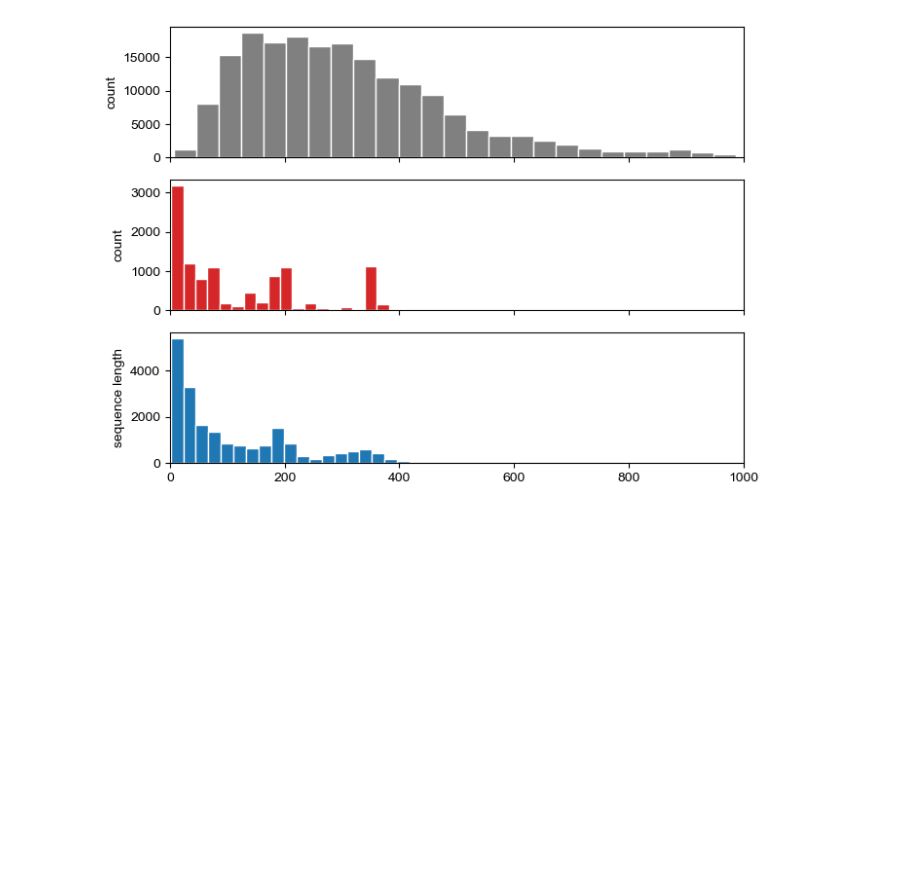
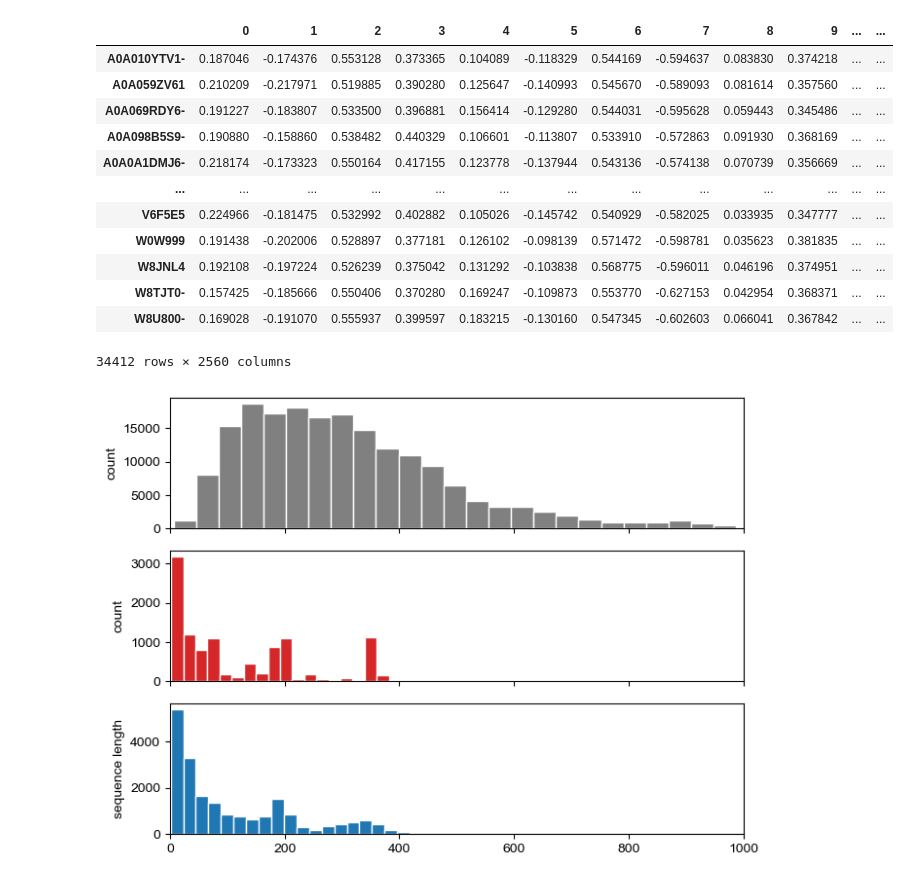
Before and after one commit to pipparichter/selenobot, a Jupyter notebook: notebooks/datasets.ipynb, the cells around one changed output. Cells and saved outputs as stored; diff of their text form; code cells hidden in the pictures; blank space fills up the shorter version.

```diff
--- a/notebooks/datasets.ipynb
+++ b/notebooks/datasets.ipynb
@@ -27,3 +43,19 @@ plt.rcParams['font.family'] = 'Arial'
+# %%
+pd.read_hdf('../data/val.h5', key='plm_esm')
+# %% [output]
+|  | 0 | 1 | 2 | 3 | 4 | 5 | 6 | 7 | 8 | 9 | ... | ... |
+| A0A010YTV1- | 0.187046 | -0.174376 | 0.553128 | 0.373365 | 0.104089 | -0.118329 | 0.544169 | -0.594637 | 0.083830 | 0.374218 | ... | ... |
+| A0A059ZV61 | 0.210209 | -0.217971 | 0.519885 | 0.390280 | 0.125647 | -0.140993 | 0.545670 | -0.589093 | 0.081614 | 0.357560 | ... | ... |
+| A0A069RDY6- | 0.191227 | -0.183807 | 0.533500 | 0.396881 | 0.156414 | -0.129280 | 0.544031 | -0.595628 | 0.059443 | 0.345486 | ... | ... |
+| A0A098B5S9- | 0.190880 | -0.158860 | 0.538482 | 0.440329 | 0.106601 | -0.113807 | 0.533910 | -0.572863 | 0.091930 | 0.368169 | ... | ... |
+| A0A0A1DMJ6- | 0.218174 | -0.173323 | 0.550164 | 0.417155 | 0.123778 | -0.137944 | 0.543136 | -0.574138 | 0.070739 | 0.356669 | ... | ... |
+| ... | ... | ... | ... | ... | ... | ... | ... | ... | ... | ... | ... | ... |
+| V6F5E5 | 0.224966 | -0.181475 | 0.532992 | 0.402882 | 0.105026 | -0.145742 | 0.540929 | -0.582025 | 0.033935 | 0.347777 | ... | ... |
+| W0W999 | 0.191438 | -0.202006 | 0.528897 | 0.377181 | 0.126102 | -0.098139 | 0.571472 | -0.598781 | 0.035623 | 0.381835 | ... | ... |
+| W8JNL4 | 0.192108 | -0.197224 | 0.526239 | 0.375042 | 0.131292 | -0.103838 | 0.568775 | -0.596011 | 0.046196 | 0.374951 | ... | ... |
+| W8TJT0- | 0.157425 | -0.185666 | 0.550406 | 0.370280 | 0.169247 | -0.109873 | 0.553770 | -0.627153 | 0.042954 | 0.368371 | ... | ... |
+| W8U800- | 0.169028 | -0.191070 | 0.555937 | 0.399597 | 0.183215 | -0.130160 | 0.547345 | -0.602603 | 0.066041 | 0.367842 | ... | ... |
+34412 rows × 2560 columns
 # %%
 def plot_length_distribution(metadata_dfs:List[pd.DataFrame], ax:plt.Axes=None, bins:int=25, density:bool=False):
 
```
Also changed, not shown: parts of 1 cell of this notebook, 6 other files.
